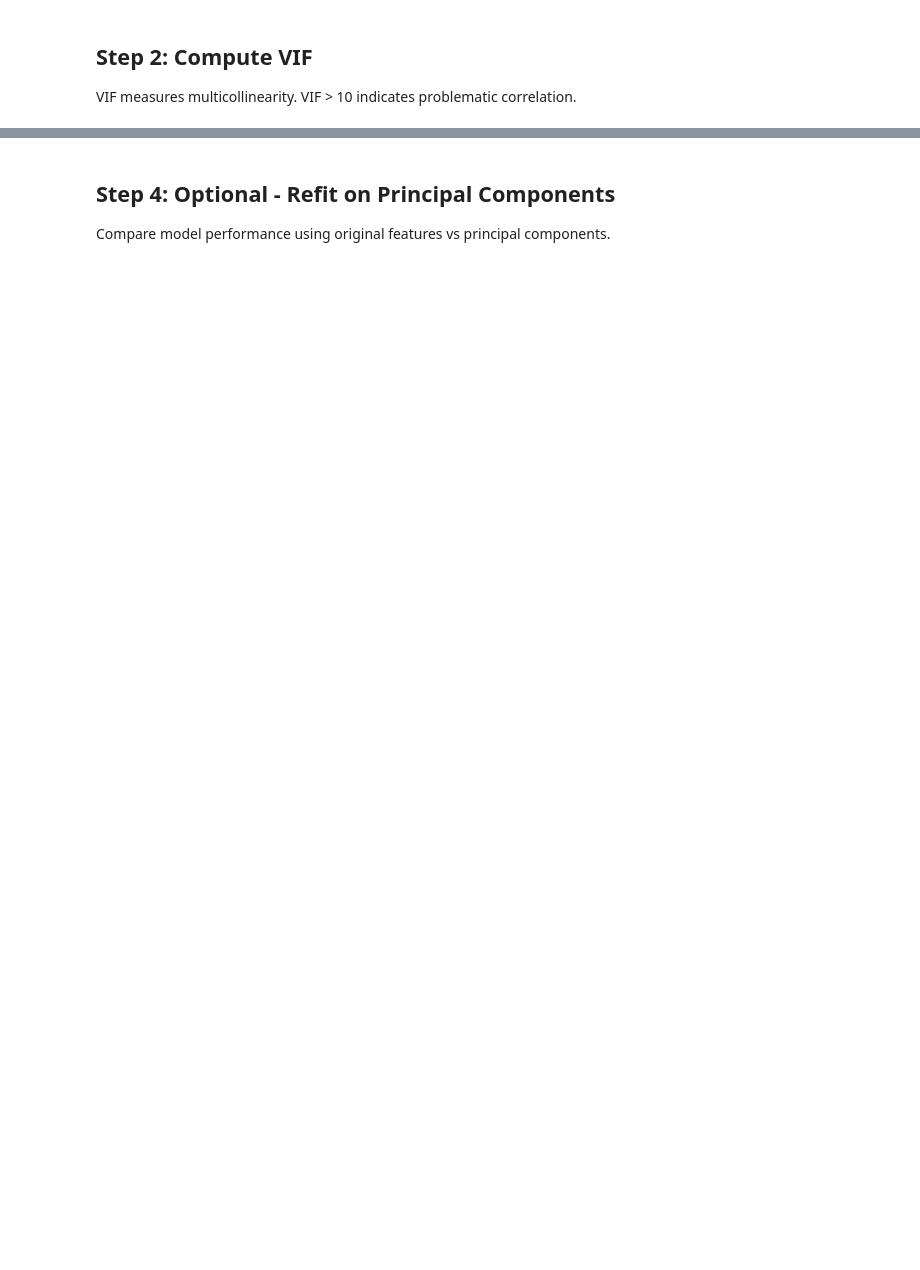
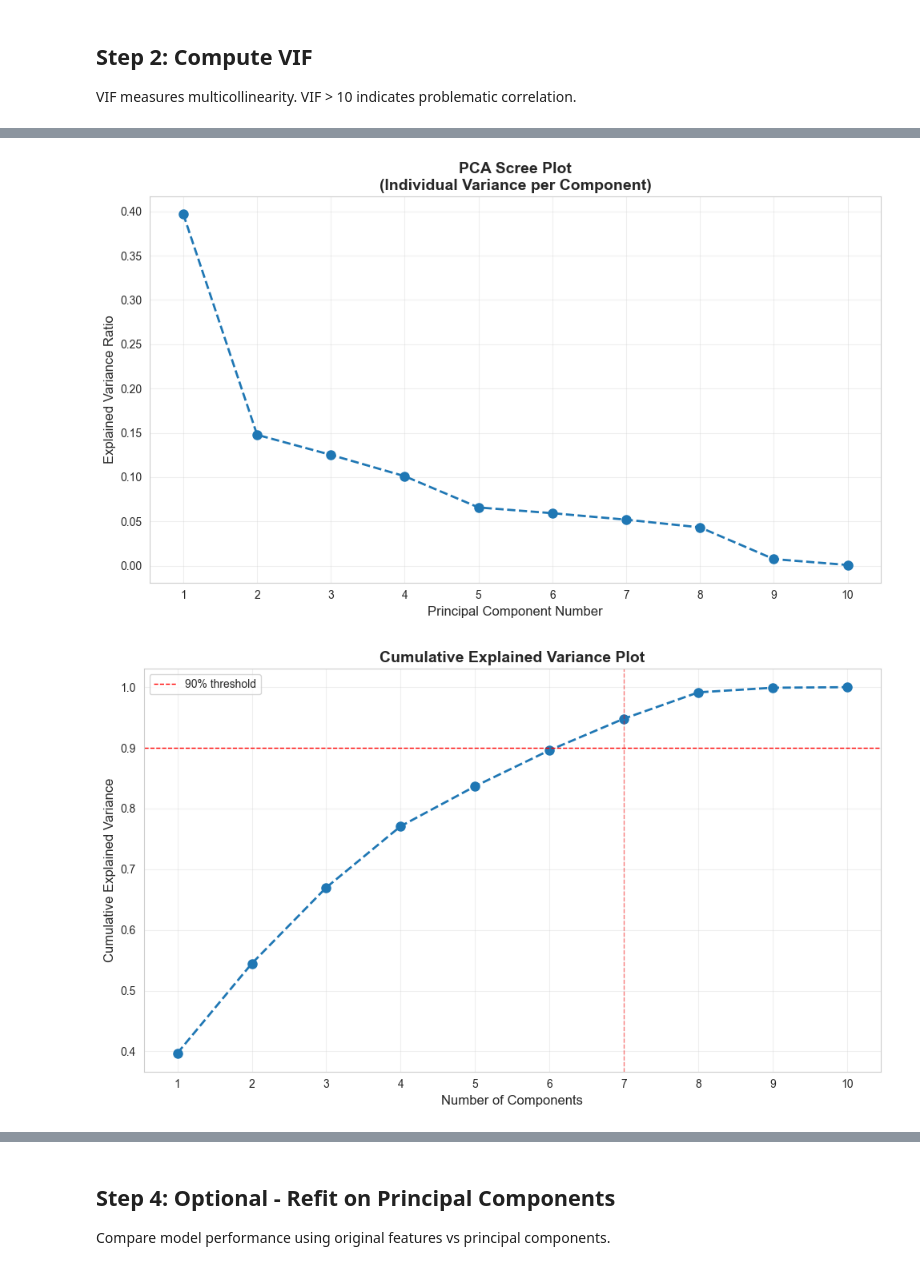
Before and after one commit to Tuminha/ml-interpretability-dojo, a Jupyter notebook: notebooks/03_multicollinearity_vif_pca.ipynb, the cells around one changed output, grey strips where cells are left out. Cells and saved outputs as stored; diff of their text form; code cells hidden in the pictures; blank space fills up the shorter version.

```diff
--- a/notebooks/03_multicollinearity_vif_pca.ipynb
+++ b/notebooks/03_multicollinearity_vif_pca.ipynb
@@ -94,0 +144,62 @@ PCA reveals the underlying structure and shows how many components capture most
+# %%
+# === TODO: PCA on standardized X; plot cumulative explained variance
+# Hints:
+#   - Fit PCA on X_train_scaled
+#   - Compute cumulative explained variance
+#   - Plot scree plot (components vs explained variance)
+#   - Find number of components for 90% variance
+#   - Save to images/03_pca_scree_plot.png
+# Acceptance: Scree plot and number of components for 90% variance
+
+# Fit PCA on all components
+pca = PCA()
+pca.fit(X_train_scaled)
+
+# Plot 1: Scree Plot (individual explained variance per component)
+plt.figure(figsize=(10, 6))
+plt.plot(range(1, len(pca.explained_variance_ratio_) + 1),
+         pca.explained_variance_ratio_,
+         marker='o', linestyle='--', linewidth=2, markersize=8)
+plt.xlabel('Principal Component Number', fontsize=12)
+plt.ylabel('Explained Variance Ratio', fontsize=12)
+plt.title('PCA Scree Plot\n(Individual Variance per Component)', fontsize=14, fontweight='bold')
+plt.grid(True, alpha=0.3)
+plt.xticks(range(1, len(pca.explained_variance_ratio_) + 1))
+plt.tight_layout()
+plt.savefig('../images/03_pca_scree_plot.png', dpi=150, bbox_inches='tight')
+plt.show()
+
+# Plot 2: Cumulative Explained Variance
+cumulative_variance = np.cumsum(pca.explained_variance_ratio_)
+plt.figure(figsize=(10, 6))
+plt.plot(range(1, len(cumulative_variance) + 1),
+         cumulative_variance,
+         marker='o', linestyle='--', linewidth=2, markersize=8)
+plt.axhline(y=0.9, color='r', linestyle='--', linewidth=1, label='90% threshold')
+plt.axvline(x=7, color='r', linestyle='--', linewidth=1, alpha=0.5)
+plt.xlabel('Number of Components', fontsize=12)
+plt.ylabel('Cumulative Explained Variance', fontsize=12)
+plt.title('Cumulative Explained Variance Plot', fontsize=14, fontweight='bold')
+plt.grid(True, alpha=0.3)
+plt.legend()
+plt.xticks(range(1, len(cumulative_variance) + 1))
+plt.tight_layout()
+plt.savefig('../images/03_pca_cumulative_variance_plot.png', dpi=150, bbox_inches='tight')
+plt.show()
+
+# Find number of components for 90% variance
+n_components_90 = np.argmax(cumulative_variance >= 0.9) + 1
+print("="*80)
+print("PCA RESULTS SUMMARY")
+print("="*80)
+print(f"\nNumber of components needed for 90% variance: {n_components_90}")
+print(f"\nVariance explained by each component:")
+for i, var in enumerate(pca.explained_variance_ratio_, 1):
+    print(f"  PC{i}: {var:.4f} ({var*100:.2f}%)")
+print(f"\nCumulative variance:")
+for i in range(min(7, len(cumulative_variance))):
+    print(f"  First {i+1} component(s): {cumulative_variance[i]:.4f} ({cumulative_variance[i]*100:.2f}%)")
+print("="*80)
+# %% [output]
+[figure, added]
+[figure, added]
```
Also changed, not shown: parts of 16 cells of this notebook, 5 other files.
